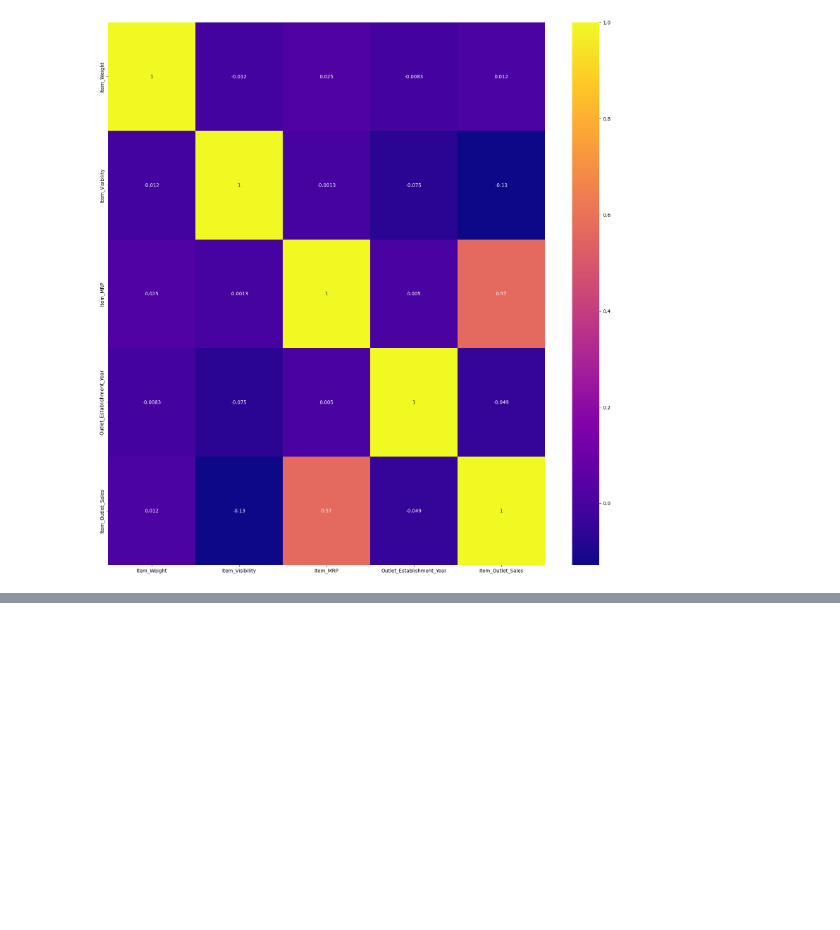
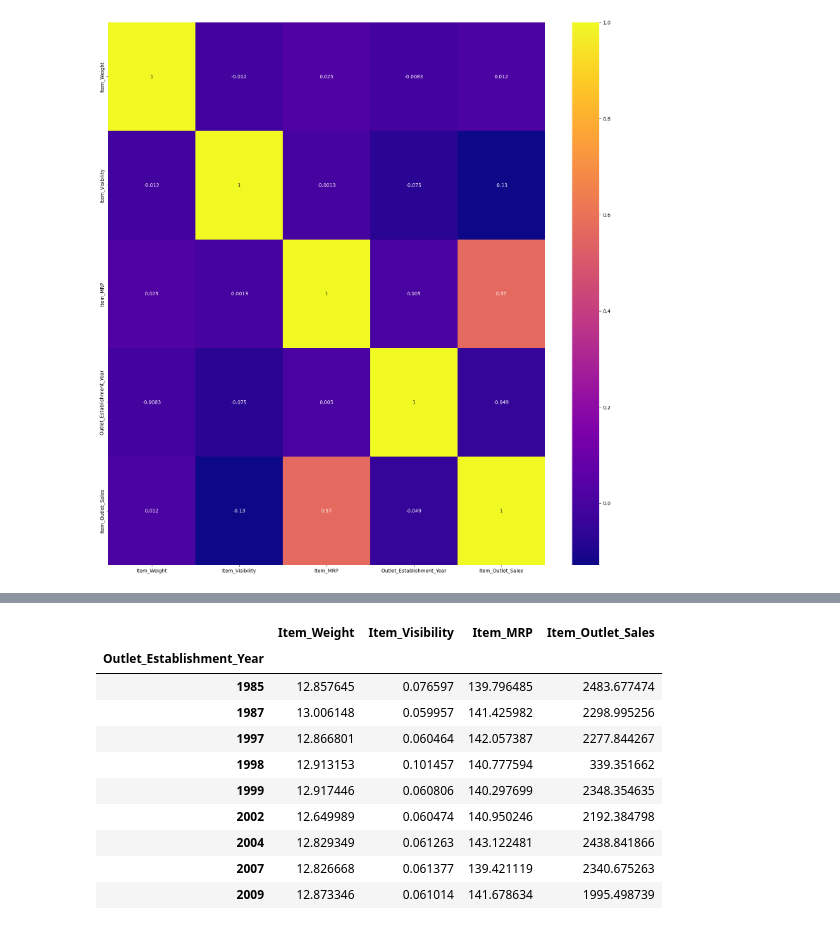
Before and after one commit to Magui2912/food-sales-predictions, a Jupyter notebook: project1.ipynb, the cells around one changed output, grey strips where cells are left out. Cells and saved outputs as stored; diff of their text form; code cells hidden in the pictures; blank space fills up the shorter version.

```diff
--- a/project1.ipynb
+++ b/project1.ipynb
@@ -299,0 +303,15 @@ sns.heatmap(cor, cmap='plasma', annot=True)
+# %%
+line_df = df.groupby('Outlet_Establishment_Year').mean()
+line_df
+# %% [output]
+|  | Item_Weight | Item_Visibility | Item_MRP | Item_Outlet_Sales |
+| Outlet_Establishment_Year |  |  |  |  |
+| 1985 | 12.857645 | 0.076597 | 139.796485 | 2483.677474 |
+| 1987 | 13.006148 | 0.059957 | 141.425982 | 2298.995256 |
+| 1997 | 12.866801 | 0.060464 | 142.057387 | 2277.844267 |
+| 1998 | 12.913153 | 0.101457 | 140.777594 | 339.351662 |
+| 1999 | 12.917446 | 0.060806 | 140.297699 | 2348.354635 |
+| 2002 | 12.649989 | 0.060474 | 140.950246 | 2192.384798 |
+| 2004 | 12.829349 | 0.061263 | 143.122481 | 2438.841866 |
+| 2007 | 12.826668 | 0.061377 | 139.421119 | 2340.675263 |
+| 2009 | 12.873346 | 0.061014 | 141.678634 | 1995.498739 |
```
Also changed, not shown: parts of 5 cells of this notebook.
